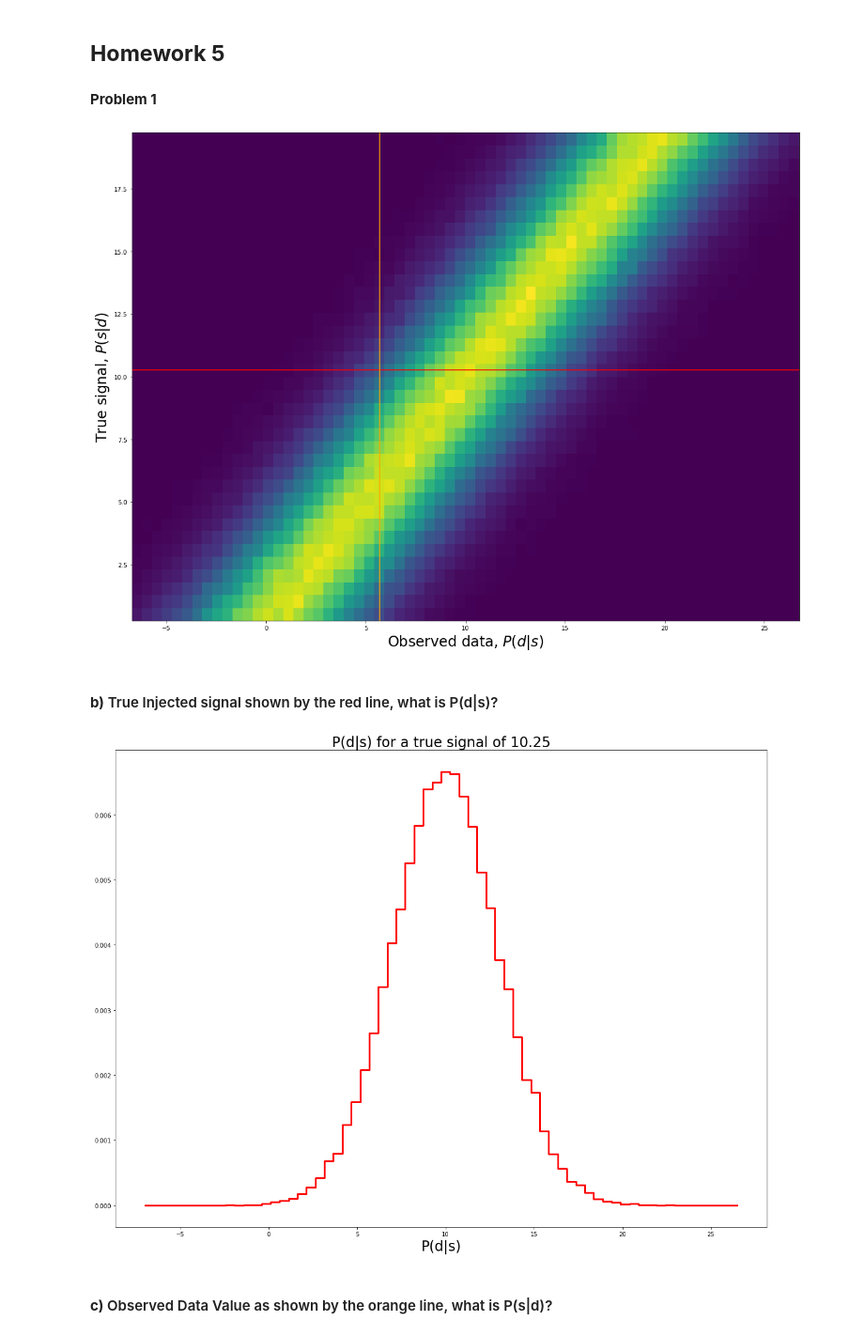
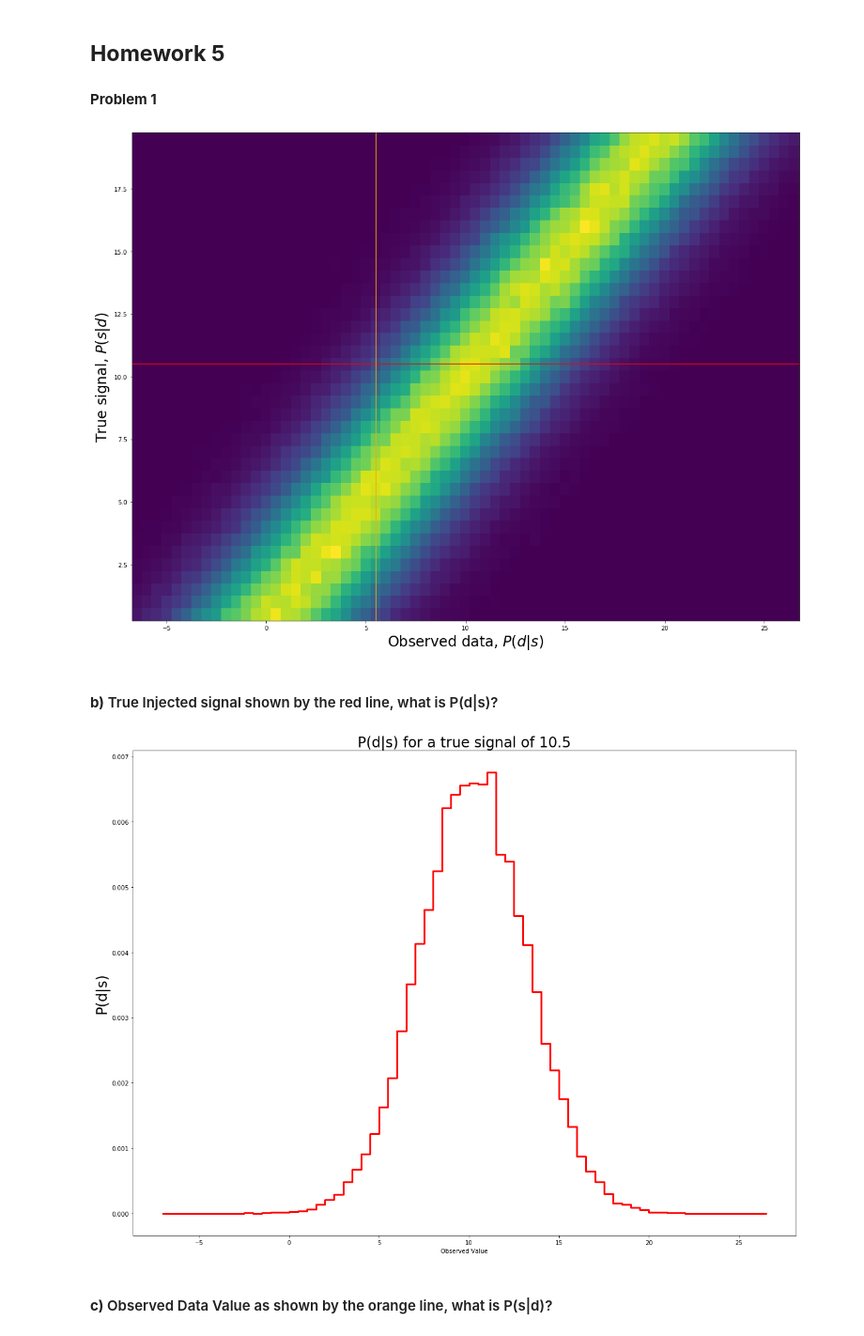
Before and after one commit to jeff-abe/PHYS434, a Jupyter notebook: HW5.ipynb, the cells around one changed output. Shown at 94% size. Cells and saved outputs as stored; diff of their text form; code cells hidden in the pictures.

```diff
--- a/HW5.ipynb
+++ b/HW5.ipynb
@@ -19,8 +19,8 @@ signal = stats.uniform.rvs(loc = 0, scale = 20, size = 1000000)
 # %%
 data = background_events + signal
 
-signaledges = np.linspace(0,20,40)
-dataedges = np.linspace(-7,27,68)
+signaledges = np.linspace(0,20,41)
+dataedges = np.linspace(-7,27,69)
 
 Psd, temp, temp2= np.histogram2d(data,signal, bins=[dataedges,signaledges], density=True)
 
@@ -29,22 +29,23 @@ signalcenters = (signaledges[:-1] + signaledges[1:]) / 2
 plt.pcolormesh(datacenters,signalcenters,Psd.T)
 plt.ylabel('True signal, $P(s|d)$', fontsize = 24)
 plt.xlabel('Observed data, $P(d|s)$', fontsize = 24)
-true = signaledges[20]
+true = signaledges[21]
 observed = dataedges[25]
 plt.axhline(true,color = 'red')
 plt.axvline(observed,color = 'orange')
 plt.show()
 # %% [output]
-[figure, old version]
+[figure, new version]
 # %% [markdown]
 #### **b)** True Injected signal shown by the red line, what is P(d|s)?
 # %%
-plt.step(temp[:-1],Psd[:,20],Linewidth = 3, color = 'red')
-plt.title('P(d|s) for a true signal of 10.25',fontsize = 24)
-plt.xlabel('P(d|s)',fontsize = 24)
+plt.step(temp[:-1],Psd[:,21],Linewidth = 3, color = 'red')
+plt.title('P(d|s) for a true signal of ' + str(true),fontsize = 24)
+plt.xlabel('Observed Value',fontsize = 24)
+plt.ylabel('P(d|s)',fontsize = 24)
 plt.show()
 # %% [output]
-[figure, old version]
+[figure, new version]
 # %% [markdown]
 #### **c)** Observed Data Value as shown by the orange line, what is P(s|d)?
 # %%
```
Also changed, not shown: parts of 6 cells of this notebook.
